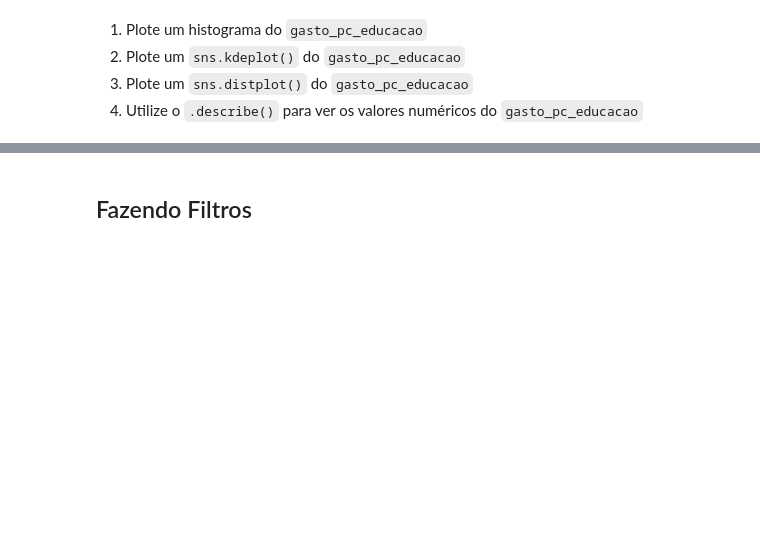
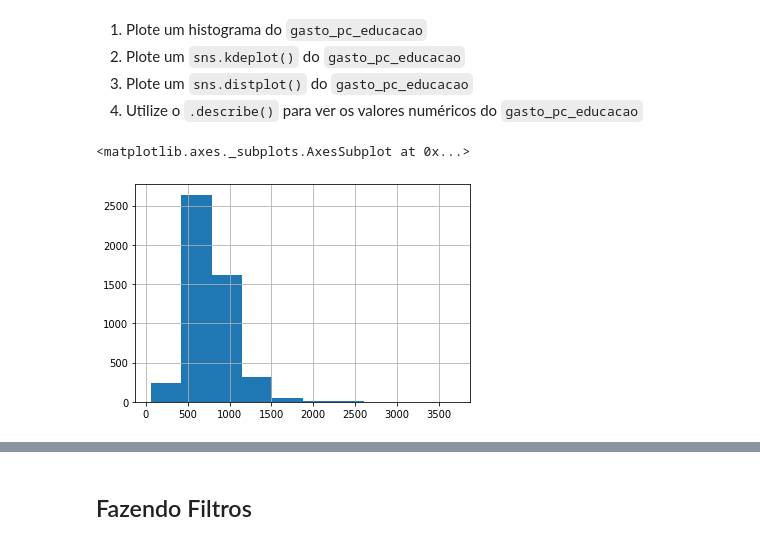
Before and after one commit to cllaudiacp/DataScience, a Jupyter notebook: Aula3Revisao.ipynb, the cells around one changed output, grey strips where cells are left out. Saved outputs shown, nothing was run; the diff lists cells and outputs as text; code cells hidden in the pictures; blank space fills up the shorter version.

```diff
--- a/Aula3Revisao.ipynb
+++ b/Aula3Revisao.ipynb
@@ -616,3 +616,9 @@ sns.distplot(ind_des.dropna())
 2. Plote um `sns.kdeplot()` do `gasto_pc_educacao`
 3. Plote um `sns.distplot()` do `gasto_pc_educacao`
 4. Utilize o `.describe()` para ver os valores numéricos do `gasto_pc_educacao`
+# %%
+#EXERCICIO 1
+igm.gasto_pc_educacao.hist()
+# %% [output]
+<matplotlib.axes._subplots.AxesSubplot at 0x...>
+[figure, added]
```
Also changed, not shown: parts of 6 cells of this notebook.
